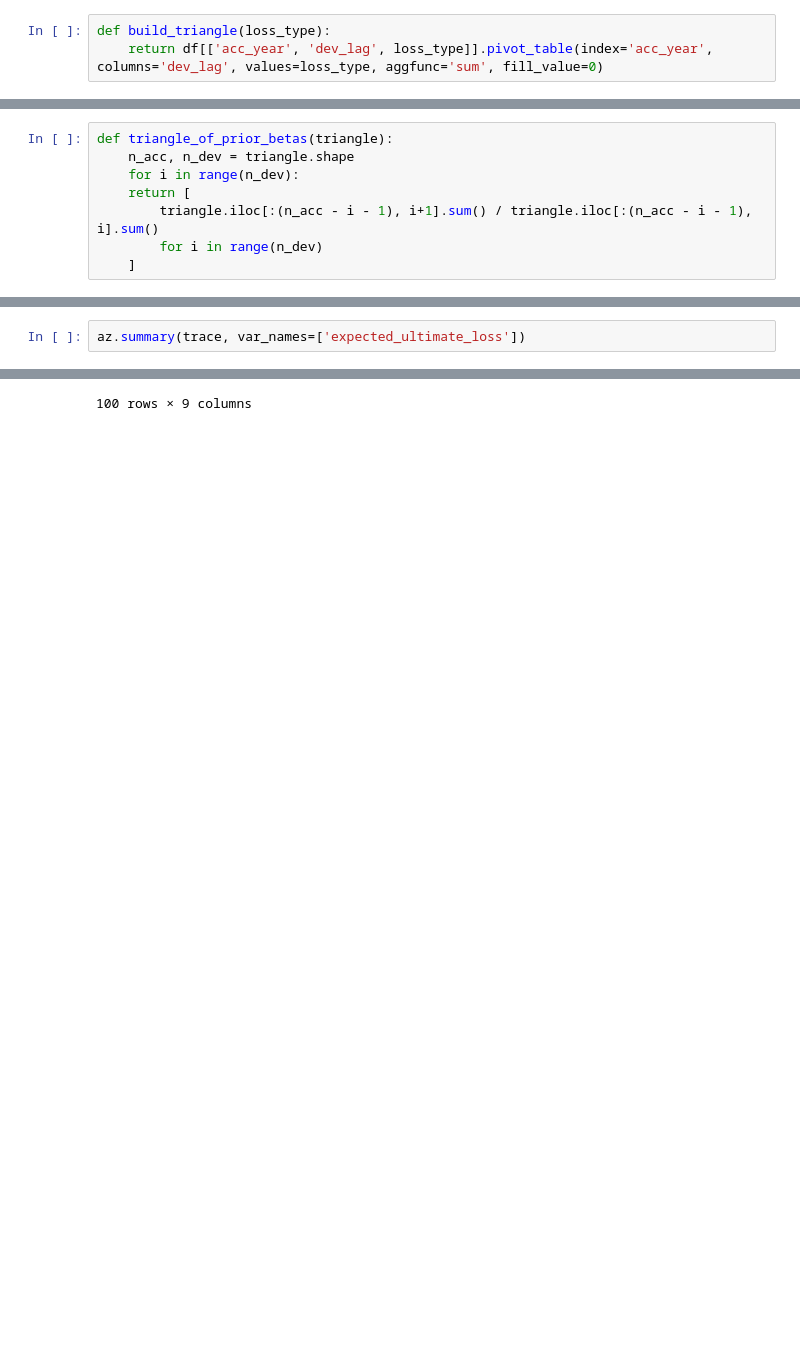
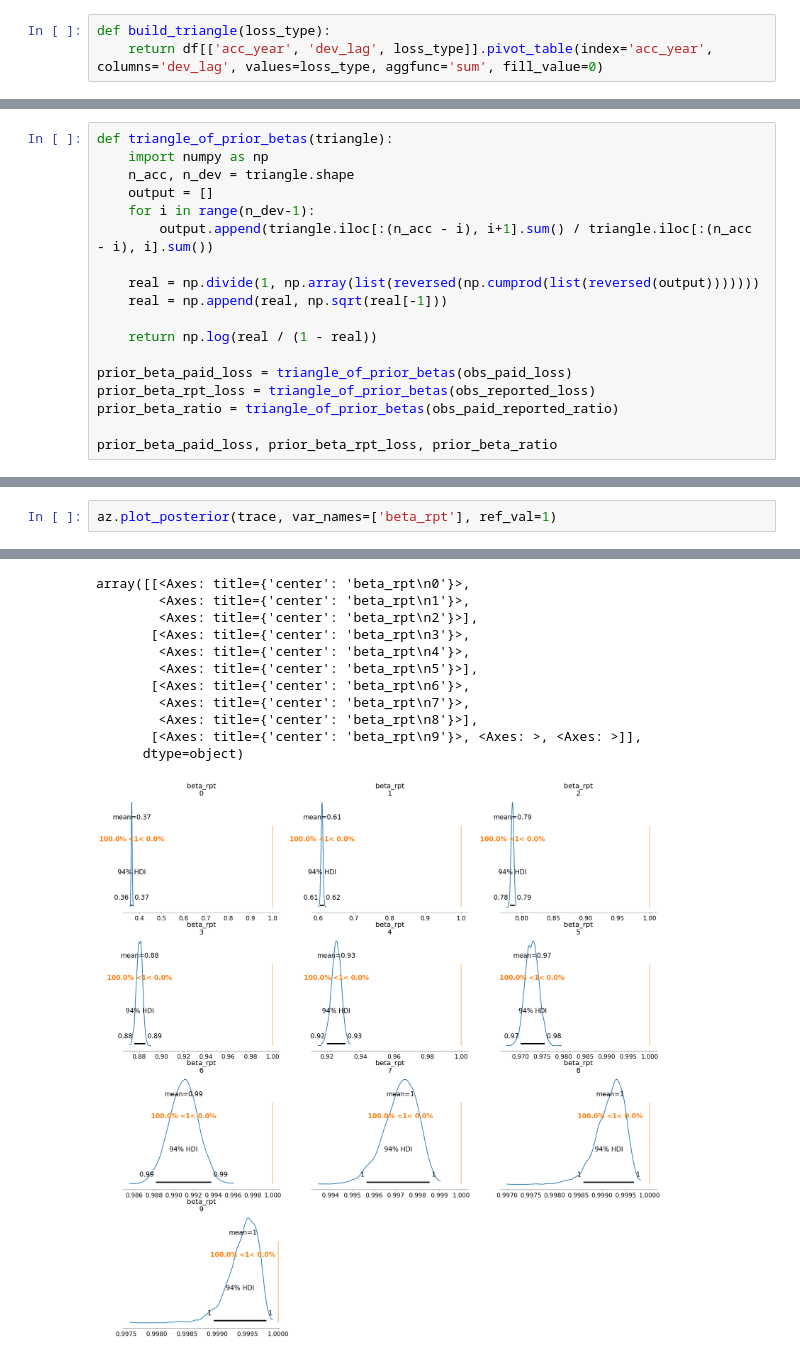
Before and after one commit to aaweaver-actuary/frequency_model, a Jupyter notebook: src/frequency_model/model_dev.ipynb, the cells around one changed output, grey strips where cells are left out. Saved outputs shown, nothing was run; the diff lists cells and outputs as text; blank space fills up the shorter version.

```diff
--- a/src/frequency_model/model_dev.ipynb
+++ b/src/frequency_model/model_dev.ipynb
@@ -61,9 +92,19 @@ obs_paid_reported_ratio
 | 1997 | 0.245478 | 0.492792 | 0.695137 | 0.798887 | 0.872330 | 0.923818 | 0.947978 | 0.968445 | 0.975768 | 0.981420 |
 # %%
 def triangle_of_prior_betas(triangle):
+    import numpy as np
     n_acc, n_dev = triangle.shape
-    for i in range(n_dev):
-    return [
-        triangle.iloc[:(n_acc - i - 1), i+1].sum() / triangle.iloc[:(n_acc - i - 1), i].sum()
-        for i in range(n_dev)
-    ]
+    output = []
+    for i in range(n_dev-1):
+        output.append(triangle.iloc[:(n_acc - i), i+1].sum() / triangle.iloc[:(n_acc - i), i].sum())
+
+    real = np.divide(1, np.array(list(reversed(np.cumprod(list(reversed(output)))))))
+    real = np.append(real, np.sqrt(real[-1]))
+
+    return np.log(real / (1 - real))
+
+prior_beta_paid_loss = triangle_of_prior_betas(obs_paid_loss)
+prior_beta_rpt_loss = triangle_of_prior_betas(obs_reported_loss)
+prior_beta_ratio = triangle_of_prior_betas(obs_paid_reported_ratio)
+
+prior_beta_paid_loss, prior_beta_rpt_loss, prior_beta_ratio
@@ -133,3 +226,3 @@ plt.show()
 # %%
-az.summary(trace, var_names=['expected_ultimate_loss'])
+az.plot_posterior(trace, var_names=['beta_rpt'], ref_val=1)
 # %% [output]
@@ -148 +229,12 @@ az.summary(trace, var_names=['expected_ultimate_loss'])
-100 rows × 9 columns
+array([[<Axes: title={'center': 'beta_rpt\n0'}>,
+        <Axes: title={'center': 'beta_rpt\n1'}>,
+        <Axes: title={'center': 'beta_rpt\n2'}>],
+       [<Axes: title={'center': 'beta_rpt\n3'}>,
+        <Axes: title={'center': 'beta_rpt\n4'}>,
+        <Axes: title={'center': 'beta_rpt\n5'}>],
+       [<Axes: title={'center': 'beta_rpt\n6'}>,
+        <Axes: title={'center': 'beta_rpt\n7'}>,
+        <Axes: title={'center': 'beta_rpt\n8'}>],
+       [<Axes: title={'center': 'beta_rpt\n9'}>, <Axes: >, <Axes: >]],
+      dtype=object)
+[figure, added]
```
Also changed, not shown: parts of 13 cells of this notebook, 1 other file.
